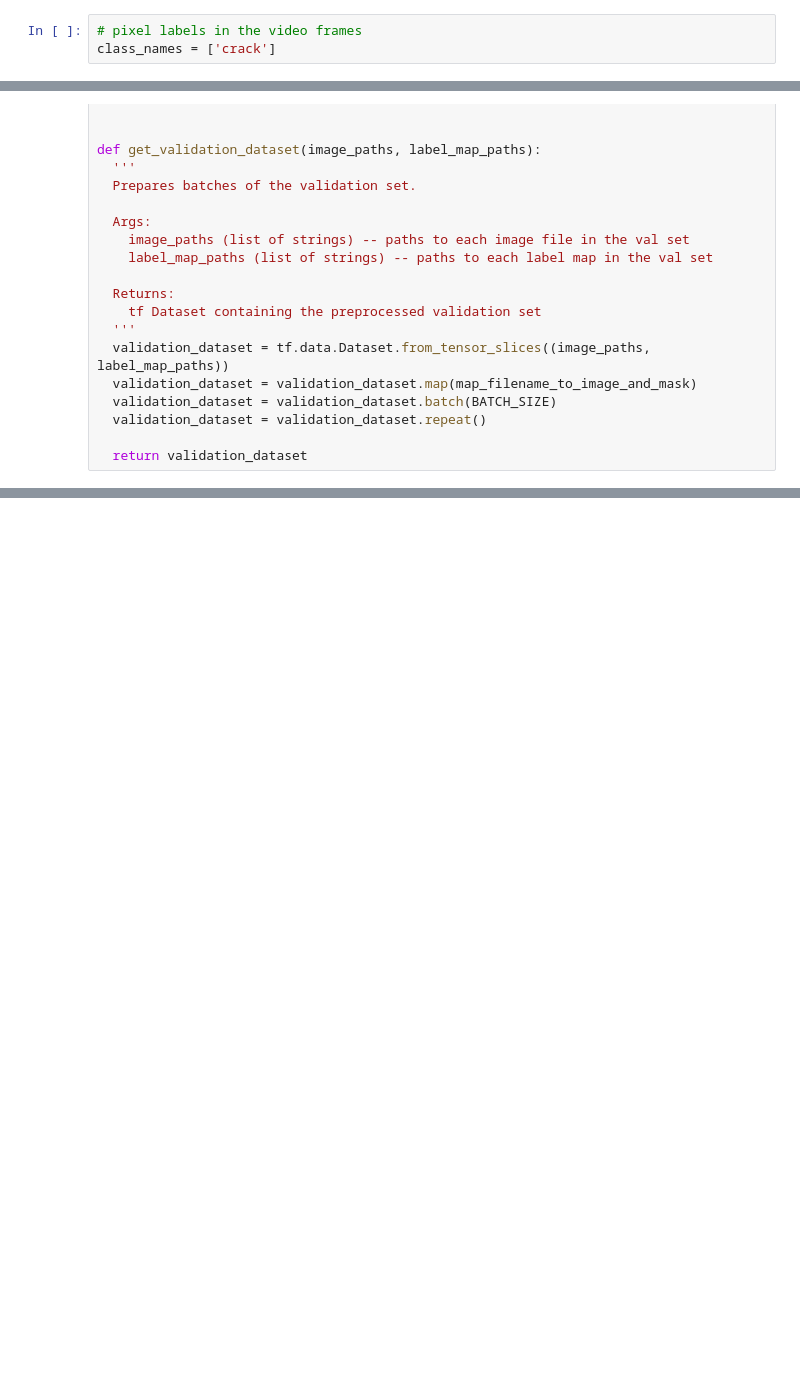
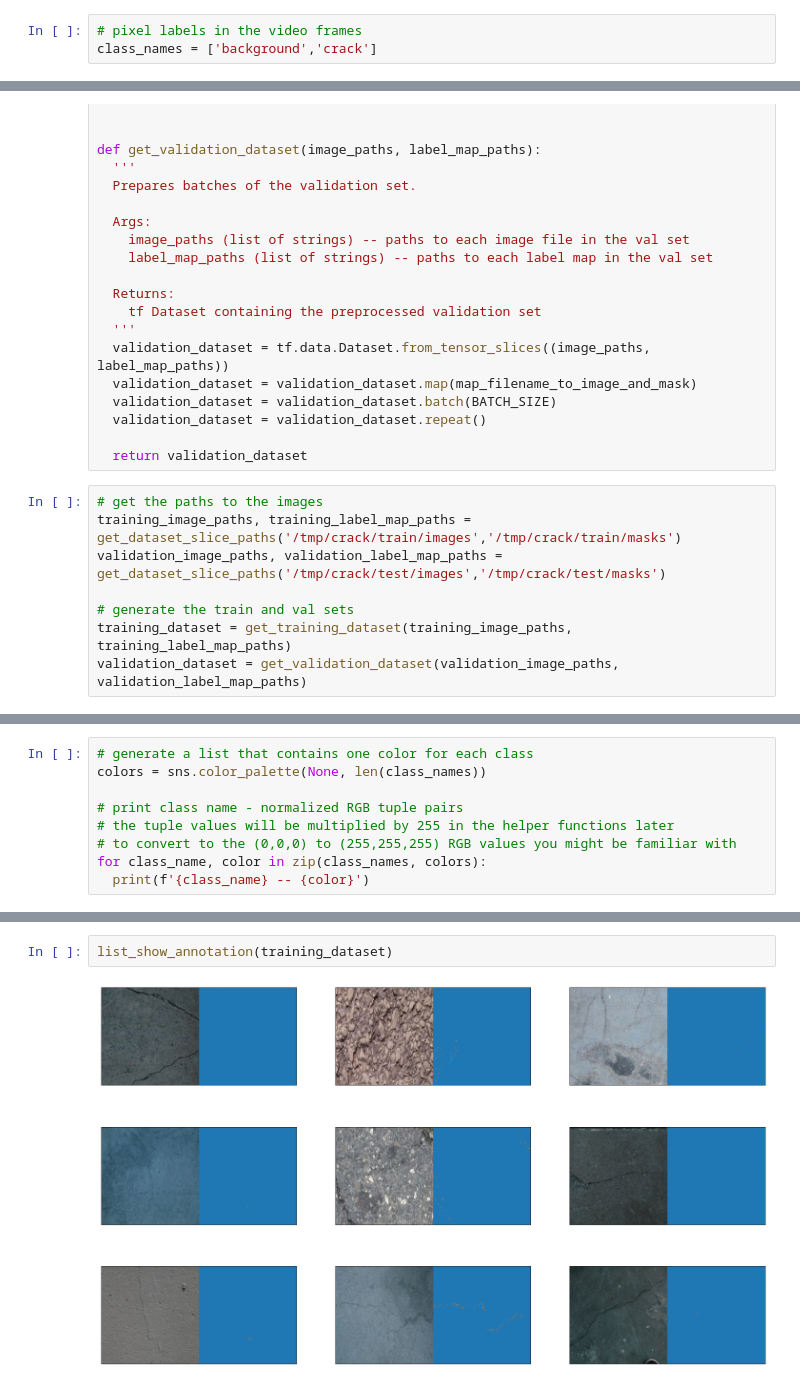
Before and after one commit to doanthuan/wildfire-detection, a Jupyter notebook: crack_segmentation.ipynb, the cells around one changed output, grey strips where cells are left out. Saved outputs shown, nothing was run; the diff lists cells and outputs as text; blank space fills up the shorter version.

```diff
--- a/crack_segmentation.ipynb
+++ b/crack_segmentation.ipynb
@@ -57,4 +57,4 @@ zip_ref.extractall('/tmp/crack')
 zip_ref.close()
 # %%
 # pixel labels in the video frames
-class_names = ['crack']
+class_names = ['background','crack']
@@ -184,3 +205,11 @@ def get_validation_dataset(image_paths, label_map_paths):
   validation_dataset = validation_dataset.repeat()
 
   return validation_dataset
+# %%
+# get the paths to the images
+training_image_paths, training_label_map_paths = get_dataset_slice_paths('/tmp/crack/train/images','/tmp/crack/train/masks')
+validation_image_paths, validation_label_map_paths = get_dataset_slice_paths('/tmp/crack/test/images','/tmp/crack/test/masks')
+
+# generate the train and val sets
+training_dataset = get_training_dataset(training_image_paths, training_label_map_paths)
+validation_dataset = get_validation_dataset(validation_image_paths, validation_label_map_paths)
@@ -186,0 +218,9 @@ def get_validation_dataset(image_paths, label_map_paths):
+# %%
+# generate a list that contains one color for each class
+colors = sns.color_palette(None, len(class_names))
+
+# print class name - normalized RGB tuple pairs
+# the tuple values will be multiplied by 255 in the helper functions later
+# to convert to the (0,0,0) to (255,255,255) RGB values you might be familiar with
+for class_name, color in zip(class_names, colors):
+  print(f'{class_name} -- {color}')
@@ -186,0 +363,4 @@ def get_validation_dataset(image_paths, label_map_paths):
+# %%
+list_show_annotation(training_dataset)
+# %% [output]
+[figure, added]
```
Also changed, not shown: parts of 4 cells of this notebook.
